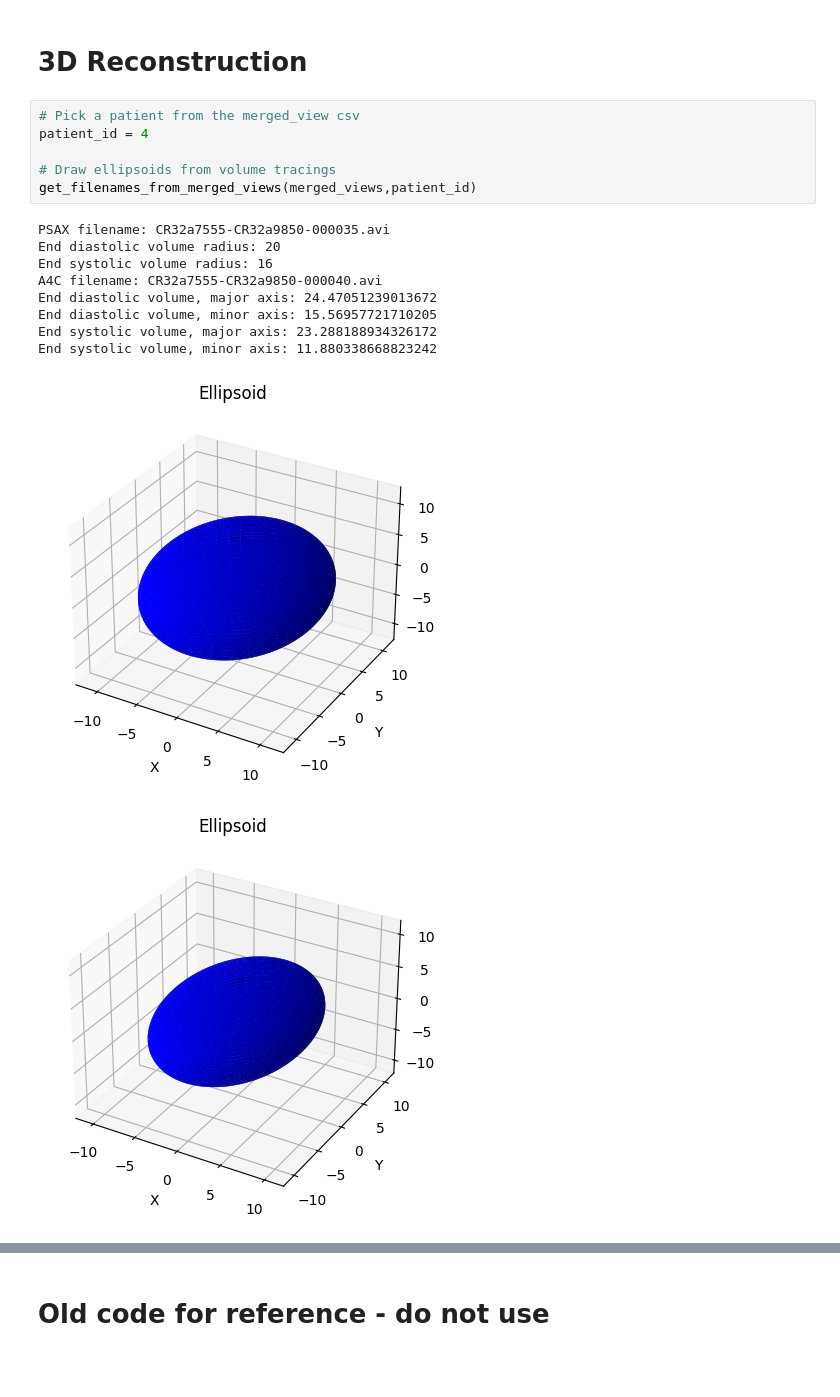
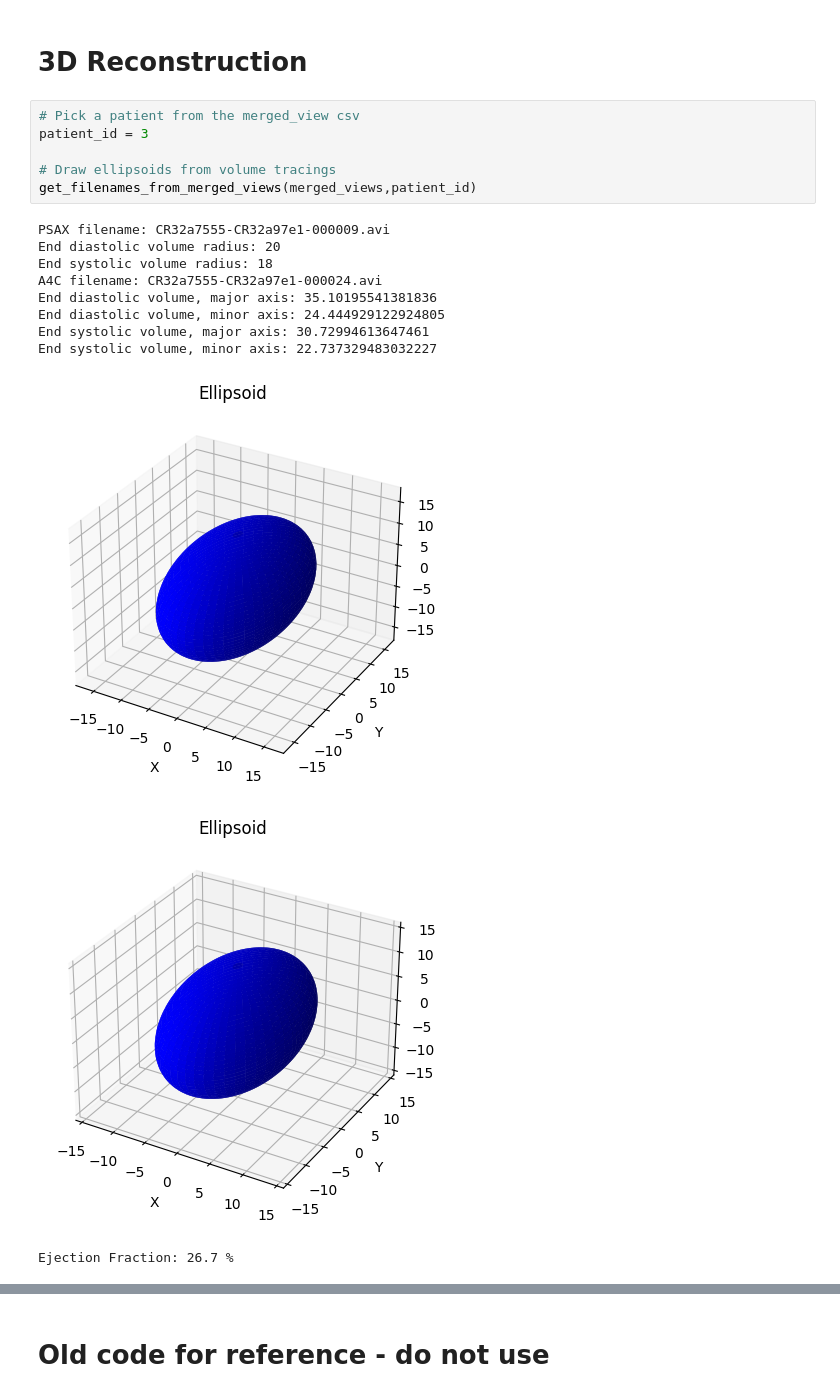
Before and after one commit to ufbfung/cardiac-3d-reconstruction, a Jupyter notebook: 3d_reconstruction_left_ventricle.ipynb, the cells around one changed output, grey strips where cells are left out. Cells and saved outputs as stored; diff of their text form; blank space fills up the shorter version.

```diff
--- a/3d_reconstruction_left_ventricle.ipynb
+++ b/3d_reconstruction_left_ventricle.ipynb
@@ -476,18 +503,19 @@ A4C filename: CR32a7555-CR32a9850-000040.avi
 # 3D Reconstruction
 # %%
 # Pick a patient from the merged_view csv
-patient_id = 4
+patient_id = 3
 
 # Draw ellipsoids from volume tracings
 get_filenames_from_merged_views(merged_views,patient_id)
 # %% [output]
-PSAX filename: CR32a7555-CR32a9850-000035.avi
+PSAX filename: CR32a7555-CR32a97e1-000009.avi
 End diastolic volume radius: 20
-End systolic volume radius: 16
-A4C filename: CR32a7555-CR32a9850-000040.avi
-End diastolic volume, major axis: 24.47051239013672
-End diastolic volume, minor axis: 15.56957721710205
-End systolic volume, major axis: 23.288188934326172
-End systolic volume, minor axis: 11.880338668823242
+End systolic volume radius: 18
+A4C filename: CR32a7555-CR32a97e1-000024.avi
+End diastolic volume, major axis: 35.10195541381836
+End diastolic volume, minor axis: 24.444929122924805
+End systolic volume, major axis: 30.72994613647461
+End systolic volume, minor axis: 22.737329483032227
-[figure, old version]
+[figure, new version]
-[figure, old version]
+[figure, new version]
+Ejection Fraction: 26.7 %
```
Also changed, not shown: parts of 4 cells of this notebook.
